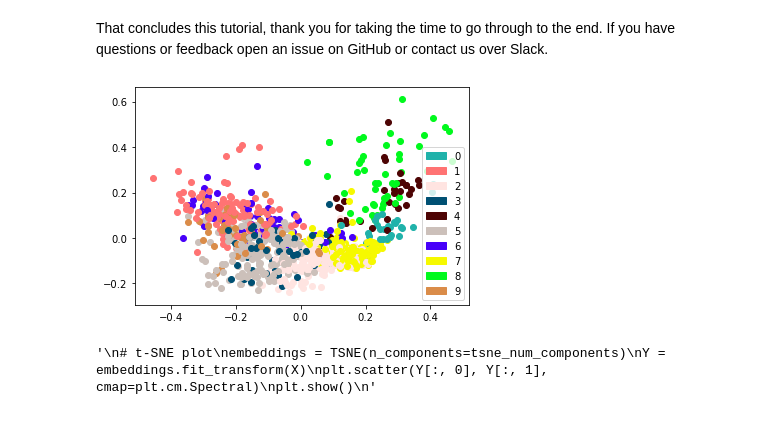
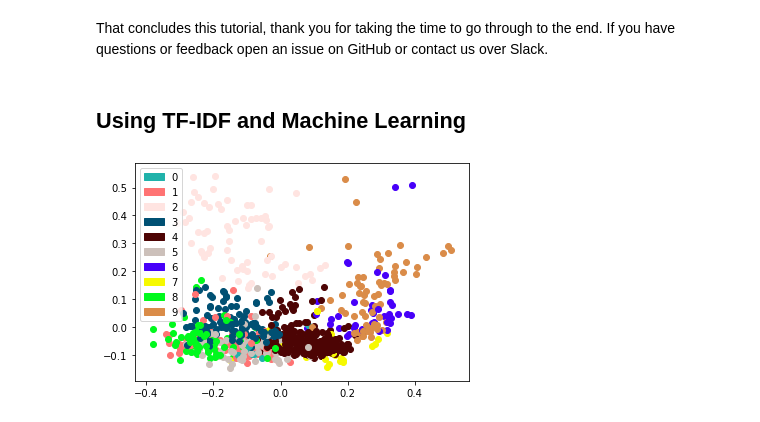
Before and after one commit to SouthernMethodistUniversity/DHRI_python, a Jupyter notebook: textmining_python.ipynb, the cells around one changed output. Saved outputs shown, nothing was run; the diff lists cells and outputs as text; code cells hidden in the pictures.

```diff
--- a/textmining_python.ipynb
+++ b/textmining_python.ipynb
@@ -906,6 +909,8 @@ plot_2 = data[['sentiment']].sort_values(by='sentiment', ascending=False).plot(k
 [figure]
 # %% [markdown]
 That concludes this tutorial, thank you for taking the time to go through to the end. If you have questions or feedback open an issue on GitHub or contact us over Slack.
+# %% [markdown]
+## Using TF-IDF and Machine Learning
 # %%
 import matplotlib.pyplot as plt
 from sklearn.feature_extraction.text import TfidfVectorizer
@@ -933,41 +938,39 @@ clustering_model = KMeans(
     max_iter=max_iterations,
     precompute_distances="auto",
     n_jobs=-1
 )
 
 labels = clustering_model.fit_predict(tf_idf_matrix)
 #print(labels)
 
 X = tf_idf_matrix.todense()
 
 # ----------------------------------------------------------------------------------------------------------------------
 
 reduced_data = PCA(n_components=pca_num_components).fit_transform(X)
 # print(reduced_data)
 
 import matplotlib.patches as mpatches
 legendlist=[mpatches.Patch(color=labels_color_map[key],label=str(key))for key in labels_color_map.keys()]
 
 fig, ax = plt.subplots()
 for index, instance in enumerate(reduced_data):
     #print(instance, index, labels[index])
     pca_comp_1, pca_comp_2 = reduced_data[index]
     color = labels_color_map[labels[index]]
     ax.scatter(pca_comp_1, pca_comp_2, c=color)
 plt.legend(handles=legendlist)
 plt.show()
 
 
-'''
+
 # t-SNE plot
-embeddings = TSNE(n_components=tsne_num_components)
-Y = embeddings.fit_transform(X)
-plt.scatter(Y[:, 0], Y[:, 1], cmap=plt.cm.Spectral)
-plt.show()
-'''
+#embeddings = TSNE(n_components=tsne_num_components)
+#Y = embeddings.fit_transform(X)
+#plt.scatter(Y[:, 0], Y[:, 1], cmap=plt.cm.Spectral)
+#plt.show()
 # %% [output]
-[figure, old version]
+[figure, new version]
-'\n# t-SNE plot\nembeddings = TSNE(n_components=tsne_num_components)\nY = embeddings.fit_transform(X)\nplt.scatter(Y[:, 0], Y[:, 1], cmap=plt.cm.Spectral)\nplt.show()\n'
 # %%
 tfidf_test = tf1.sort_values(by='tfidf', ascending=False)[:1000]
 # %%
```
Also changed, not shown: parts of 16 cells of this notebook.
